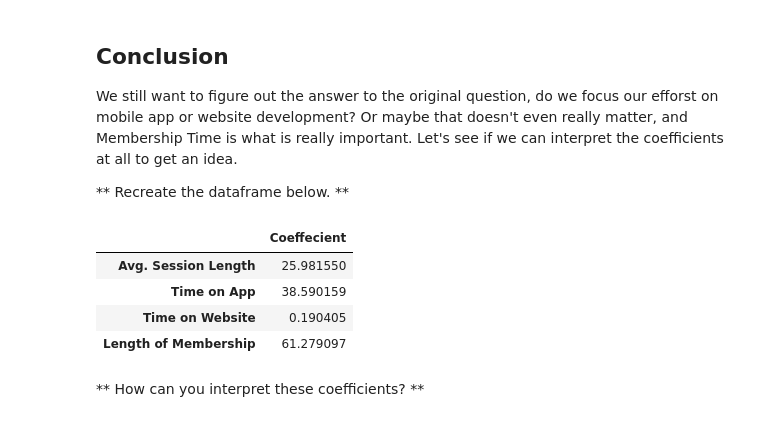
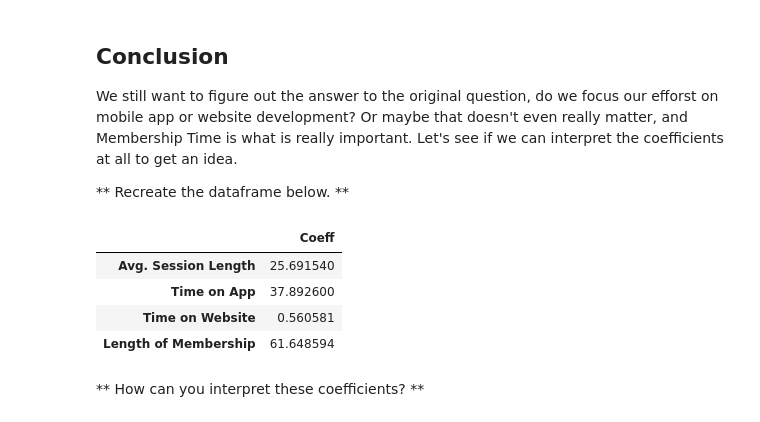
Before and after one commit to ManojDjs/ML, a Jupyter notebook: Linear Regression/02-Linear Regression Project.ipynb, the cells around one changed output. Cells and saved outputs as stored; diff of their text form; code cells hidden in the pictures.

```diff
--- a/Linear Regression/02-Linear Regression Project.ipynb
+++ b/Linear Regression/02-Linear Regression Project.ipynb
@@ -234,14 +234,14 @@ https://gist.github.com/mwaskom/de44147ed2974457ad6372750bbe5751
 We still want to figure out the answer to the original question, do we focus our efforst on mobile app or website development? Or maybe that doesn't even really matter, and Membership Time is what is really important.  Let's see if we can interpret the coefficients at all to get an idea.
 
 ** Recreate the dataframe below. **
-# %%
-lr.
-# %% [output]
-|  | Coeffecient |
-| Avg. Session Length | 25.981550 |
-| Time on App | 38.590159 |
-| Time on Website | 0.190405 |
-| Length of Membership | 61.279097 |
+# %%
+pd.DataFrame(lr.coef_,X_train.columns,columns=['Coeff'])
+# %% [output]
+|  | Coeff |
+| Avg. Session Length | 25.691540 |
+| Time on App | 37.892600 |
+| Time on Website | 0.560581 |
+| Length of Membership | 61.648594 |
 # %% [markdown]
 ** How can you interpret these coefficients? **
 # %% [markdown]
```
Also changed, not shown: 16 other files.
